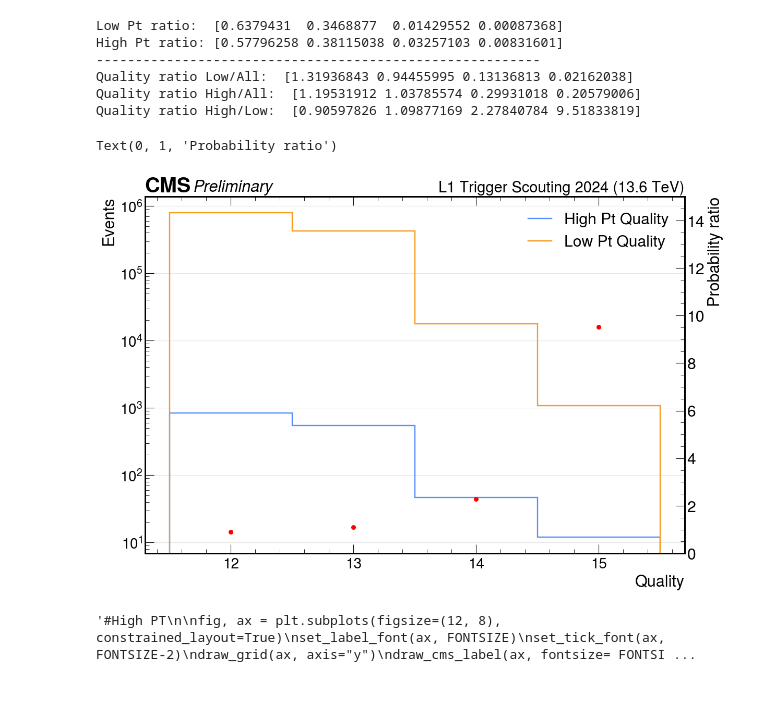
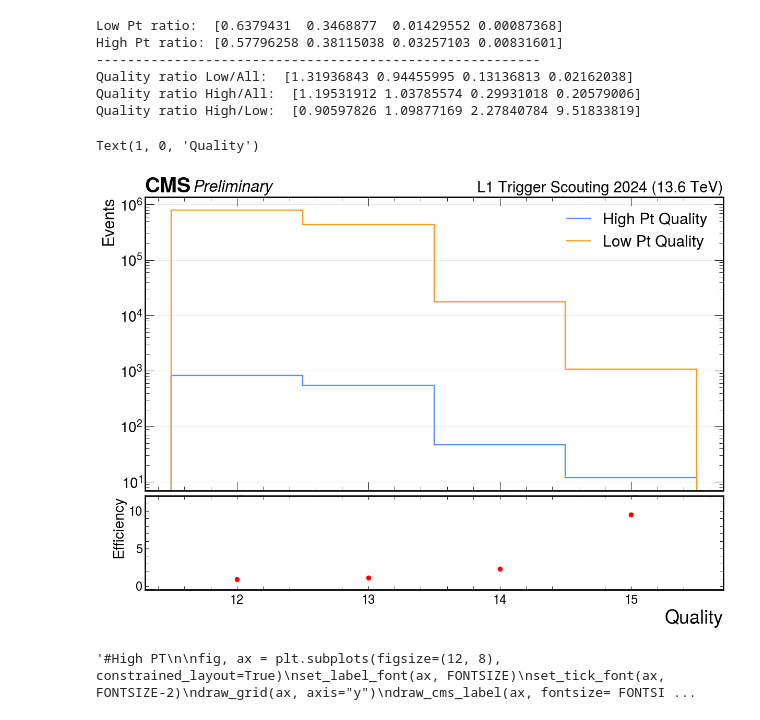
Before and after one commit to francescoreschio/Tesi-Triennale, a Jupyter notebook: Codice/DeltaRDef.ipynb, the cells around one changed output. Cells and saved outputs as stored; diff of their text form; code cells hidden in the pictures; blank space fills up the shorter version.

```diff
--- a/Codice/DeltaRDef.ipynb
+++ b/Codice/DeltaRDef.ipynb
@@ -678,38 +678,44 @@ Quality ratio High/All:  [1.19531912 1.03785574 0.29931018 0.20579006]
 Quality ratio High/Low:  [0.90597826 1.09877169 2.27840784 9.51833819]
 # %%
 #High PT
+
+from hist import intervals
+#Error = hist.intervals.ratio_uncertainty(EtaPtLeft_Hist.values(), np.sum(EtaPtLeft_Hist.values()), uncertainty_type = 'efficiency')
 
 fig, ax = plt.subplots(figsize=(12, 8), constrained_layout=True)
 set_label_font(ax, FONTSIZE)
 set_tick_font(ax, FONTSIZE-2)
 draw_grid(ax, axis="y")
 draw_cms_label(ax, fontsize= FONTSIZE, rlabel="L1 Trigger Scouting 2024 (13.6 TeV)")
 
 #ax.hist(PtBMTF_Hist.values(), bins=bins, label="BMTF")
 #ax.hist(AllPtBMTF_Hist.values(), bins=bins, label="All BMTF")
 
 hep.histplot(HighPtQual_Hist, label = "High Pt Quality", ax=ax, yerr = False, lw = 1.75)
 hep.histplot(LowPtQual_Hist, label="Low Pt Quality", ax=ax, yerr = False, lw = 1.75)
 #hep.histplot(AllPtQual_Hist, label = "All Pt Quality", ax=ax, yerr = False)
 
 
 ax.set_xlabel("Quality")
 ax.set_ylabel("Events")
 ax.legend(loc='upper right')
 
 ax.set_yscale('log')
 
 ax.set_xticks(ticks=np.arange(12.5, 16.5), labels=np.arange(12, 16, 1))
 
 
-ax2 = ax.twinx()
-
-ax2.scatter([12.5, 13.5, 14.5, 15.5], QualRatio, label="Ratio", color="red", s = 30)
-ax2.set_ylim(0, 15)
-ax2.set_ylabel("Probability ratio", fontsize = FONTSIZE)
+divider = make_axes_locatable(ax)
+ax2 = divider.append_axes("bottom", 1.8, pad=0.1, sharex=ax)
+ax2.tick_params(axis='both', which='both', length=5, labelsize = FONTSIZE - 5)
+#ax2.errorbar([12.5, 13.5, 14.5, 15.5], QualRatio, yerr = Error, fmt = 'o', c = 'red',)
+ax2.scatter([12.5, 13.5, 14.5, 15.5], QualRatio, c = 'red',)
+ax2.set_ylim(-0.5, 12)
+ax2.set_ylabel("Efficiency", fontsize = FONTSIZE - 2)
+ax2.set_xlabel('Quality')
 # %% [output]
-Text(0, 1, 'Probability ratio')
+Text(1, 0, 'Quality')
-[figure, old version]
+[figure, new version]
 # %%
 '''#High PT
 
```
Also changed, not shown: 5 other files.
